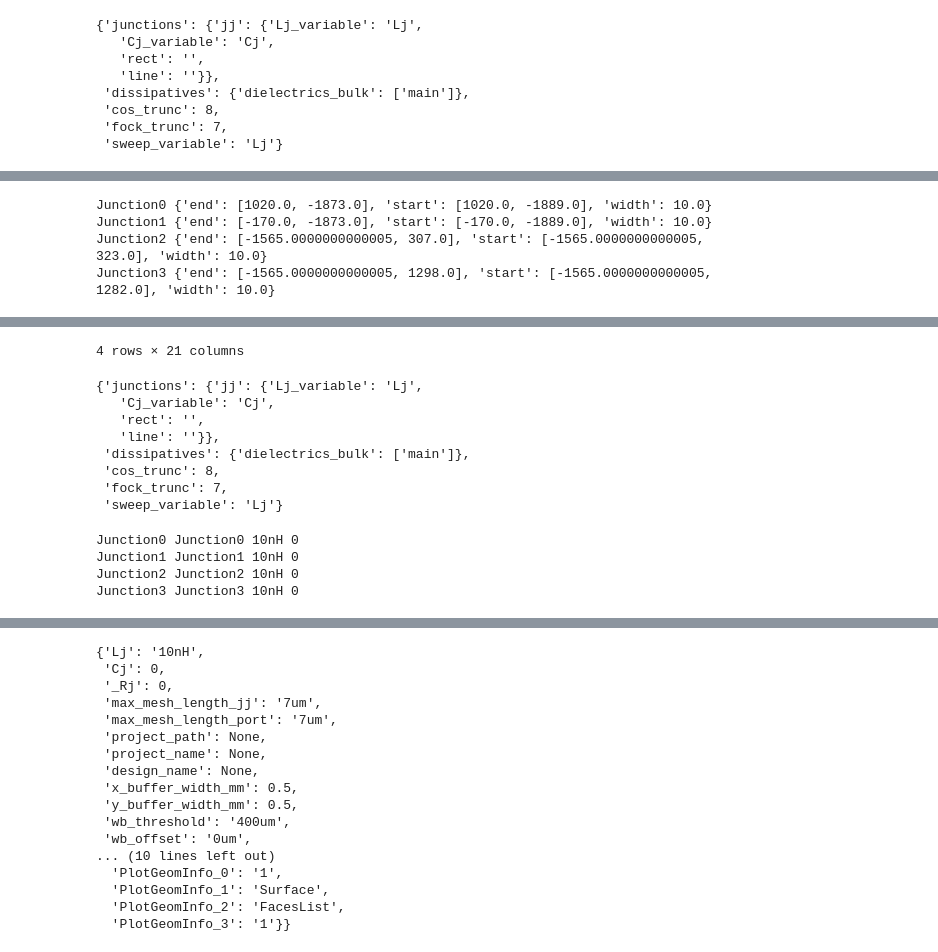
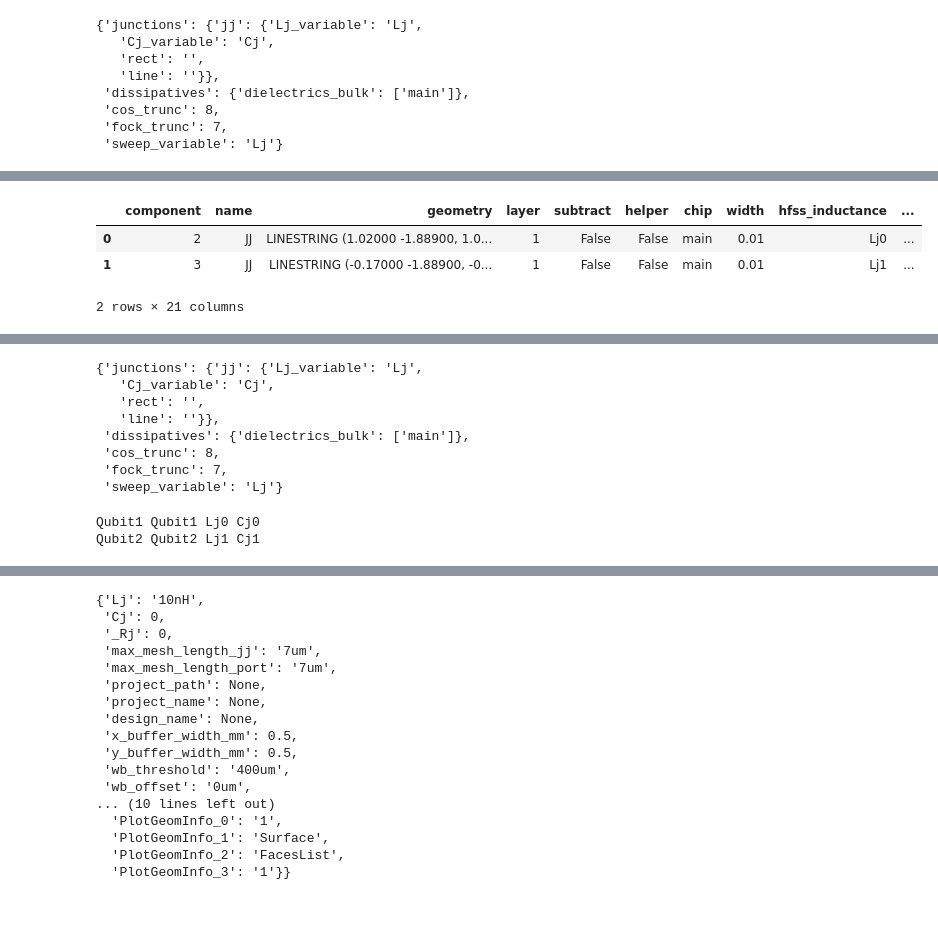
Before and after one commit to yminononono/qiskit-metal, a Jupyter notebook: ymino/EPRwithCustomGDS.ipynb, the cells around one changed output, grey strips where cells are left out. Drawn from its saved outputs; the diff is of its cells as text; code cells hidden in the pictures; blank space fills up the shorter version.

```diff
--- a/ymino/EPRwithCustomGDS.ipynb
+++ b/ymino/EPRwithCustomGDS.ipynb
@@ -133,11 +150,11 @@ design.qgeometry.tables['junction']
 # %%
-for index in design.qgeometry.tables['junction'].index:
-    design.qgeometry.tables['junction'].loc[index,"hfss_inductance"] = f"Lj{index}"
-    design.qgeometry.tables['junction'].loc[index,"hfss_capacitance"] = f"Cj{index}"
+# for index in design.qgeometry.tables['junction'].index:
+#     design.qgeometry.tables['junction'].loc[index,"hfss_inductance"] = f"Lj{index}"
+#     design.qgeometry.tables['junction'].loc[index,"hfss_capacitance"] = f"Cj{index}"
 
 design.qgeometry.tables['junction']
 # %% [output]
+|  | component | name | geometry | layer | subtract | helper | chip | width | hfss_inductance | ... |
+| 0 | 2 | JJ | LINESTRING (1.02000 -1.88900, 1.0... | 1 | False | False | main | 0.01 | Lj0 | ... |
+| 1 | 3 | JJ | LINESTRING (-0.17000 -1.88900, -0... | 1 | False | False | main | 0.01 | Lj1 | ... |
-Junction0 {'end': [1020.0, -1873.0], 'start': [1020.0, -1889.0], 'width': 10.0}
-Junction1 {'end': [-170.0, -1873.0], 'start': [-170.0, -1889.0], 'width': 10.0}
-Junction2 {'end': [-1565.0000000000005, 307.0], 'start': [-1565.0000000000005, 323.0], 'width': 10.0}
-Junction3 {'end': [-1565.0000000000005, 1298.0], 'start': [-1565.0000000000005, 1282.0], 'width': 10.0}
+2 rows × 21 columns
@@ -149,4 +161,3 @@ Junction3 {'end': [-1565.0000000000005, 1298.0], 'start': [-1565.0000000000005,
-4 rows × 21 columns
 # %%
 eig_qres.setup
 # %% [output]
@@ -159,20 +170,25 @@ eig_qres.setup
  'fock_trunc': 7,
  'sweep_variable': 'Lj'}
 # %%
-del eig_qres.setup.junctions['jj']
-#for jj in design.qgeometry.tables['junction']['name'].tolist():
-for index in design.qgeometry.tables['junction'].index:
-    name = design.qgeometry.tables['junction'].loc[index,"name"]
+for key in list(eig_qres.setup.junctions.keys()):
+    del eig_qres.setup.junctions[key]
+# eig_qres.setup.junctions.jj1 = Dict(rect='JJ_rect_Lj_Qubit1_jj', line='JJ_Lj_Q1_rect_jj_',
+#                   Lj_variable='Lj1', Cj_variable='Cj1')
+# eig_qres.setup.junctions.jj2 = Dict(rect='JJ_rect_Lj_Q2_rect_jj', line='JJ_Lj_Q2_rect_jj_',
+#                   Lj_variable='Lj2', Cj_variable='Cj2')
+# eig_qres.setup.sweep_variable = 'Lj1'
+# eig_qres.setup
+# #for jj in design.qgeometry.tables['junction']['name'].tolist():
+#for index in design.qgeometry.tables['junction'].index:
+for index, name in enumerate(QubitList):
     Lj = design.qgeometry.tables['junction'].loc[index,"hfss_inductance"]
     Cj = design.qgeometry.tables['junction'].loc[index,"hfss_capacitance"]
-    eig_qres.setup.junctions[name] = Dict(rect=f'JJ_rect_Lj_{name}_rect_jj', line=f'JJ_Lj_{name}_rect_jj',
+    eig_qres.setup.junctions[name] = Dict(rect=f'JJ_rect_Lj_{name}_JJ', line=f'JJ_Lj_{name}_JJ_',
                   Lj_variable=Lj, Cj_variable=Cj)
     print(name, name, Lj, Cj)
 # %% [output]
-Junction0 Junction0 10nH 0
-Junction1 Junction1 10nH 0
-Junction2 Junction2 10nH 0
-Junction3 Junction3 10nH 0
+Qubit1 Qubit1 Lj0 Cj0
+Qubit2 Qubit2 Lj1 Cj1
 # %%
 eig_qres.setup.sweep_variable = 'Lj1'
 eig_qres.setup
```
Also changed, not shown: parts of 22 cells of this notebook, 2 other files.
